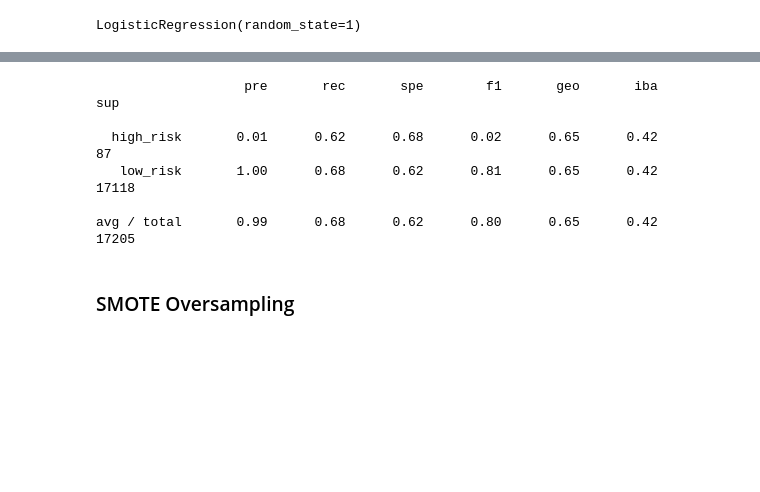
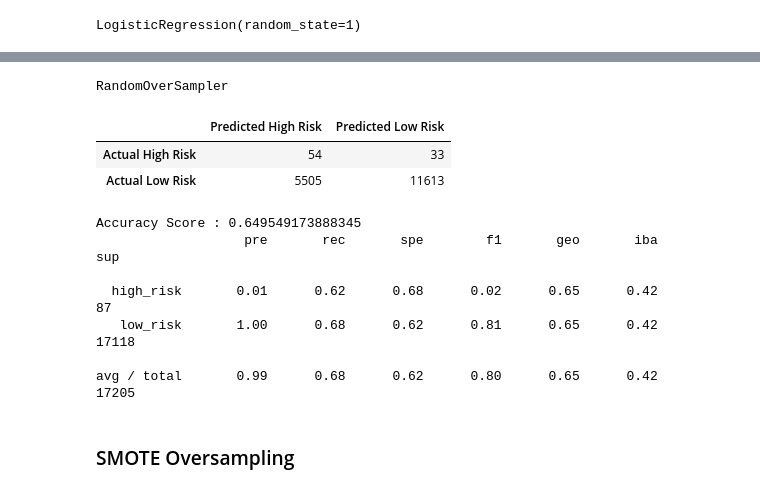
Before and after one commit to summerginger/Credit_Risk_Analysis, a Jupyter notebook: credit_risk_resampling.ipynb, the cells around one changed output, grey strips where cells are left out. Saved outputs shown, nothing was run; the diff lists cells and outputs as text; code cells hidden in the pictures; blank space fills up the shorter version.

```diff
--- a/credit_risk_resampling.ipynb
+++ b/credit_risk_resampling.ipynb
@@ -176,15 +185,24 @@ array([[   54,    33],
 # %%
 # Print the imbalanced classification report
 from imblearn.metrics import classification_report_imbalanced
 
+# Displaying results
+print("RandomOverSampler")
+display(cm_df)
+print(f"Accuracy Score : {acc_score}")
 print(classification_report_imbalanced(y_test, y_pred))
 # %% [output]
-                   pre       rec       spe        f1       geo       iba       sup
-
-  high_risk       0.01      0.62      0.68      0.02      0.65      0.42        87
-   low_risk       1.00      0.68      0.62      0.81      0.65      0.42     17118
-
-avg / total       0.99      0.68      0.62      0.80      0.65      0.42     17205
+RandomOverSampler
+|  | Predicted High Risk | Predicted Low Risk |
+| Actual High Risk | 54 | 33 |
+| Actual Low Risk | 5505 | 11613 |
+Accuracy Score : 0.649549173888345
+                   pre       rec       spe        f1       geo       iba       sup
+
+  high_risk       0.01      0.62      0.68      0.02      0.65      0.42        87
+   low_risk       1.00      0.68      0.62      0.81      0.65      0.42     17118
+
+avg / total       0.99      0.68      0.62      0.80      0.65      0.42     17205
 # %% [markdown]
 ### SMOTE Oversampling
 # %%
```
Also changed, not shown: parts of 15 cells of this notebook, 7 other files.
